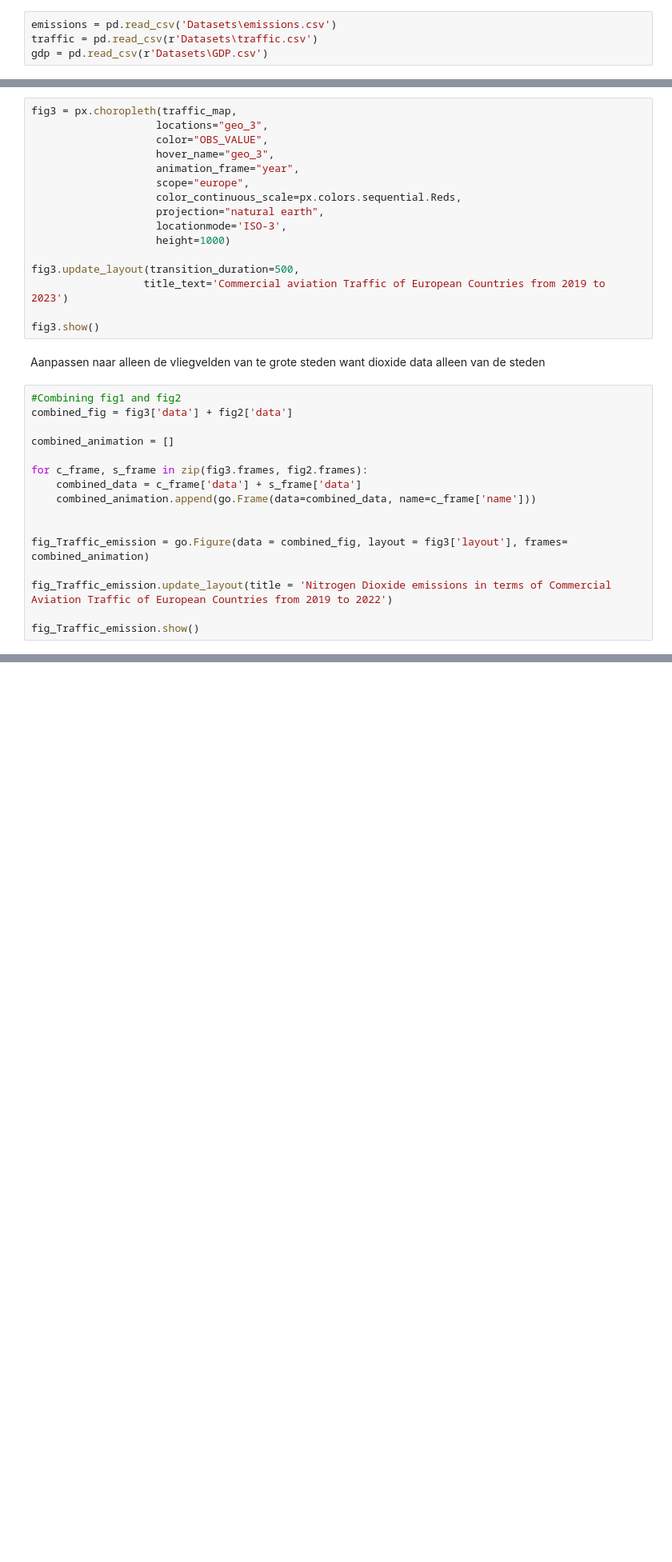
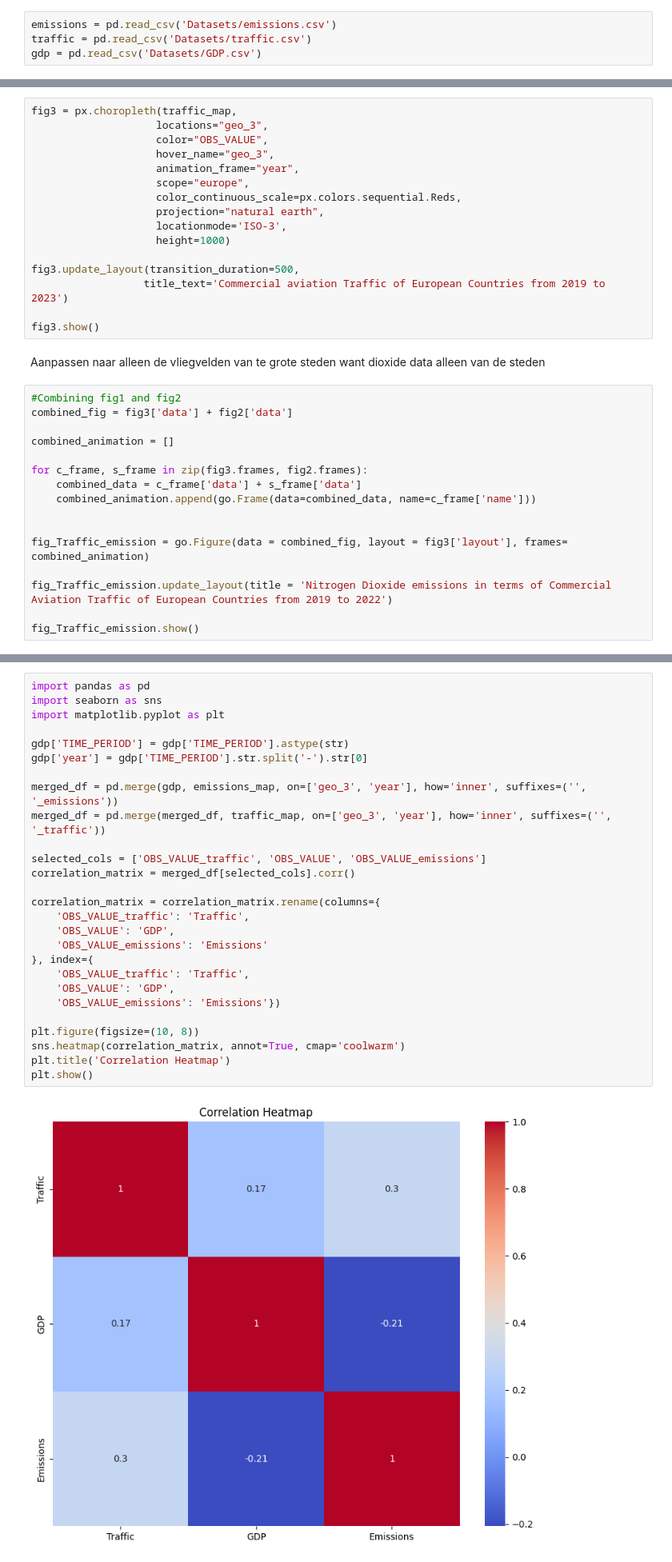
Before and after one commit to jimvanoosten/TIL6022_Group31, a Jupyter notebook: Flight_emissions.ipynb, the cells around one changed output, grey strips where cells are left out. Shown at 80% size. Cells and saved outputs as stored; diff of their text form; blank space fills up the shorter version.

Commit message:
made a correlation heatmap

```diff
--- a/Flight_emissions.ipynb
+++ b/Flight_emissions.ipynb
@@ -7,9 +7,9 @@ from pycountry import countries
 import numpy as np
 from plotly.subplots import make_subplots
 # %%
-emissions = pd.read_csv('Datasets\emissions.csv')
-traffic = pd.read_csv(r'Datasets\traffic.csv')
-gdp = pd.read_csv(r'Datasets\GDP.csv')
+emissions = pd.read_csv('Datasets/emissions.csv')
+traffic = pd.read_csv('Datasets/traffic.csv')
+gdp = pd.read_csv('Datasets/GDP.csv')
 # %% [markdown]
 Check Brussels Airport
 # %%
@@ -302,0 +307,29 @@ fig_Traffic_emission.show()
+# %%
+import pandas as pd
+import seaborn as sns
+import matplotlib.pyplot as plt
+
+gdp['TIME_PERIOD'] = gdp['TIME_PERIOD'].astype(str)
+gdp['year'] = gdp['TIME_PERIOD'].str.split('-').str[0]
+
+merged_df = pd.merge(gdp, emissions_map, on=['geo_3', 'year'], how='inner', suffixes=('', '_emissions'))
+merged_df = pd.merge(merged_df, traffic_map, on=['geo_3', 'year'], how='inner', suffixes=('', '_traffic'))
+
+selected_cols = ['OBS_VALUE_traffic', 'OBS_VALUE', 'OBS_VALUE_emissions']
+correlation_matrix = merged_df[selected_cols].corr()
+
+correlation_matrix = correlation_matrix.rename(columns={
+    'OBS_VALUE_traffic': 'Traffic',
+    'OBS_VALUE': 'GDP',
+    'OBS_VALUE_emissions': 'Emissions'
+}, index={
+    'OBS_VALUE_traffic': 'Traffic',
+    'OBS_VALUE': 'GDP',
+    'OBS_VALUE_emissions': 'Emissions'})
+
+plt.figure(figsize=(10, 8))
+sns.heatmap(correlation_matrix, annot=True, cmap='coolwarm')
+plt.title('Correlation Heatmap')
+plt.show()
+# %% [output]
+[figure, added]
```
Also changed, not shown: parts of 4 cells of this notebook.
